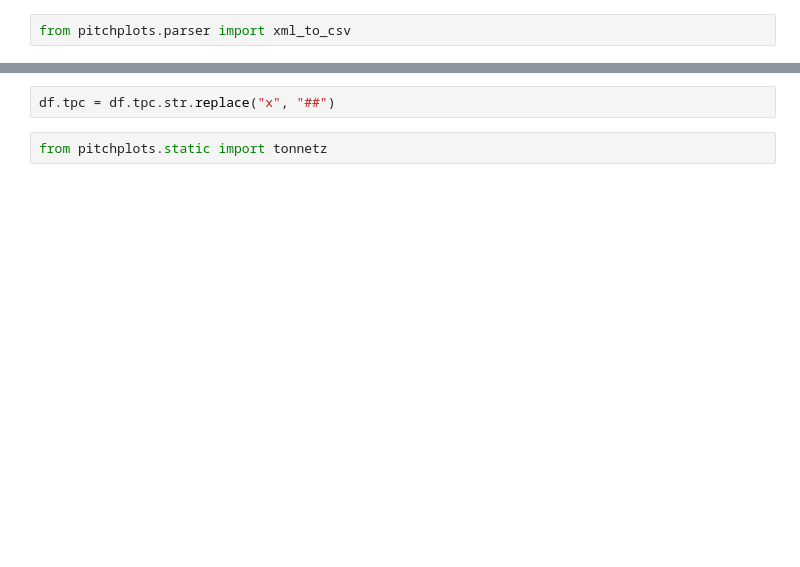
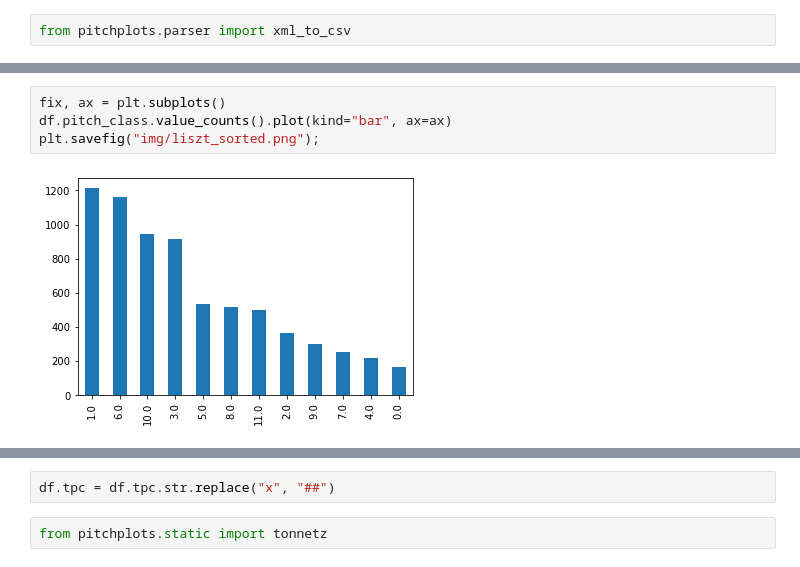
Before and after one commit to fabianmoss/workshop_gmth2020, a Jupyter notebook: presentation.ipynb, the cells around one changed output, grey strips where cells are left out. Drawn from its saved outputs; the diff is of its cells as text; blank space fills up the shorter version.

```diff
--- a/presentation.ipynb
+++ b/presentation.ipynb
@@ -63,0 +127,6 @@ df
+# %%
+fix, ax = plt.subplots()
+df.pitch_class.value_counts().plot(kind="bar", ax=ax)
+plt.savefig("img/liszt_sorted.png");
+# %% [output]
+[figure, added]
```
Also changed, not shown: parts of 52 cells of this notebook, 17 other files.
